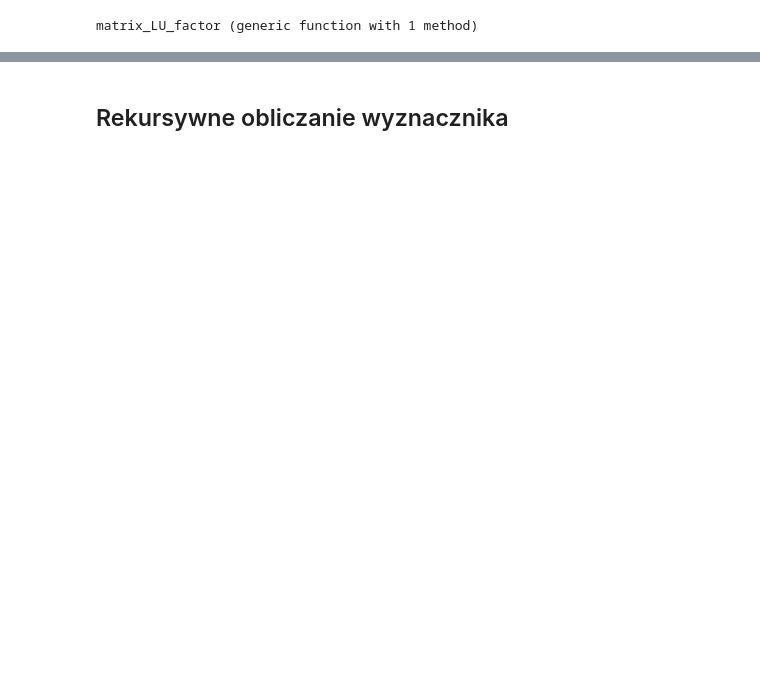
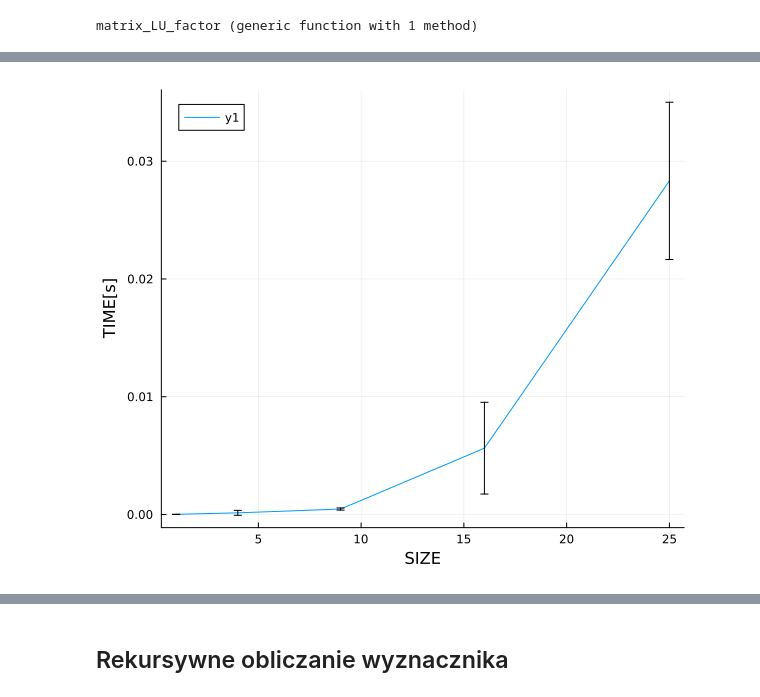
Before and after one commit to szymont18/matrix-algorithm, a Jupyter notebook: Lab2/Laboratorium 2.ipynb, the cells around one changed output, grey strips where cells are left out. Cells and saved outputs as stored; diff of their text form; code cells hidden in the pictures; blank space fills up the shorter version.

```diff
--- a/Lab2/Laboratorium 2.ipynb
+++ b/Lab2/Laboratorium 2.ipynb
@@ -306,0 +391,13 @@ end
+# %%
+min_value = 0.00000001
+max_value = 1
+LU_times = DataFrame(size = [], flops= [], time = [])
+
+for i in 1: 5
+    for size in 1: 5
+        A = min_value .+ (max_value - min_value) * rand(2 ^ size, 2 ^ size)
+        m_time = @elapsed matrix_LU_factor(A)
+        m_flops = @count_ops matrix_LU_factor($A)
+        push!(LU_times, [size * size, m_flops, m_time])
+    end
+end
@@ -306,0 +429,3 @@ end
+# %%
+LU_time_group = groupby(LU_times, [:size])
+LU_time_statistics = combine(LU_time_group, "time" => mean, "flops" => mean, "time" => std, "flops" => std)
@@ -306,0 +441,6 @@ end
+# %%
+plot(LU_time_statistics.size, LU_time_statistics.time_mean,
+    size = (600, 500), yerr=LU_time_statistics.time_std,
+    yaxis = "TIME[s]", xaxis = "SIZE")
+# %% [output]
+[figure, added]
```
Also changed, not shown: parts of 37 cells of this notebook.
